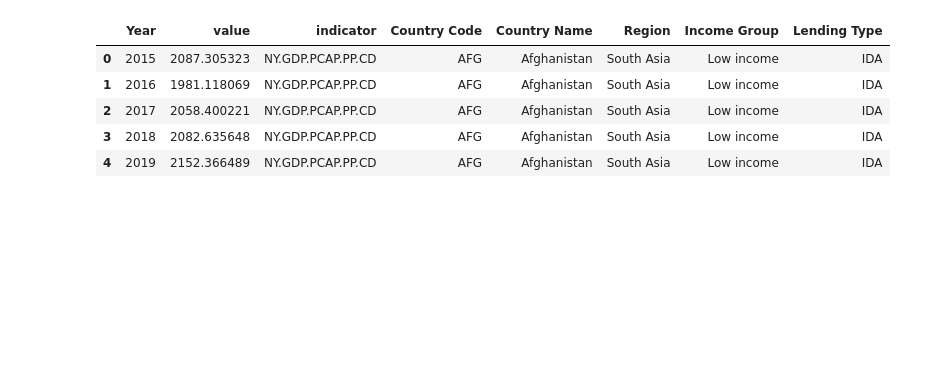
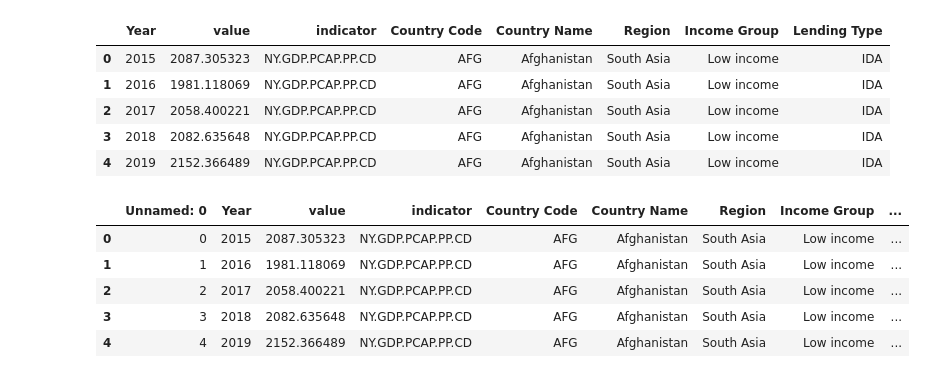
Before and after one commit to NihaRGali/data690_NihaGali, a Jupyter notebook: assignment_07/in_class_practice_07.ipynb, the cells around one changed output. Drawn from its saved outputs; the diff is of its cells as text; code cells hidden in the pictures; blank space fills up the shorter version.

```diff
--- a/assignment_07/in_class_practice_07.ipynb
+++ b/assignment_07/in_class_practice_07.ipynb
@@ -44,5 +44,14 @@ df_new.head()
 | 2 | 2017 | 2058.400221 | NY.GDP.PCAP.PP.CD | AFG | Afghanistan | South Asia | Low income | IDA |
 | 3 | 2018 | 2082.635648 | NY.GDP.PCAP.PP.CD | AFG | Afghanistan | South Asia | Low income | IDA |
 | 4 | 2019 | 2152.366489 | NY.GDP.PCAP.PP.CD | AFG | Afghanistan | South Asia | Low income | IDA |
+# %%
+df.head()
+# %% [output]
+|  | Unnamed: 0 | Year | value | indicator | Country Code | Country Name | Region | Income Group | ... |
+| 0 | 0 | 2015 | 2087.305323 | NY.GDP.PCAP.PP.CD | AFG | Afghanistan | South Asia | Low income | ... |
+| 1 | 1 | 2016 | 1981.118069 | NY.GDP.PCAP.PP.CD | AFG | Afghanistan | South Asia | Low income | ... |
+| 2 | 2 | 2017 | 2058.400221 | NY.GDP.PCAP.PP.CD | AFG | Afghanistan | South Asia | Low income | ... |
+| 3 | 3 | 2018 | 2082.635648 | NY.GDP.PCAP.PP.CD | AFG | Afghanistan | South Asia | Low income | ... |
+| 4 | 4 | 2019 | 2152.366489 | NY.GDP.PCAP.PP.CD | AFG | Afghanistan | South Asia | Low income | ... |
 # %%
 #df_ind = df_new.query(""Country Code'"=="IND") #not working becauase of space btw the column name
```
Also changed, not shown: parts of 3 cells of this notebook.
